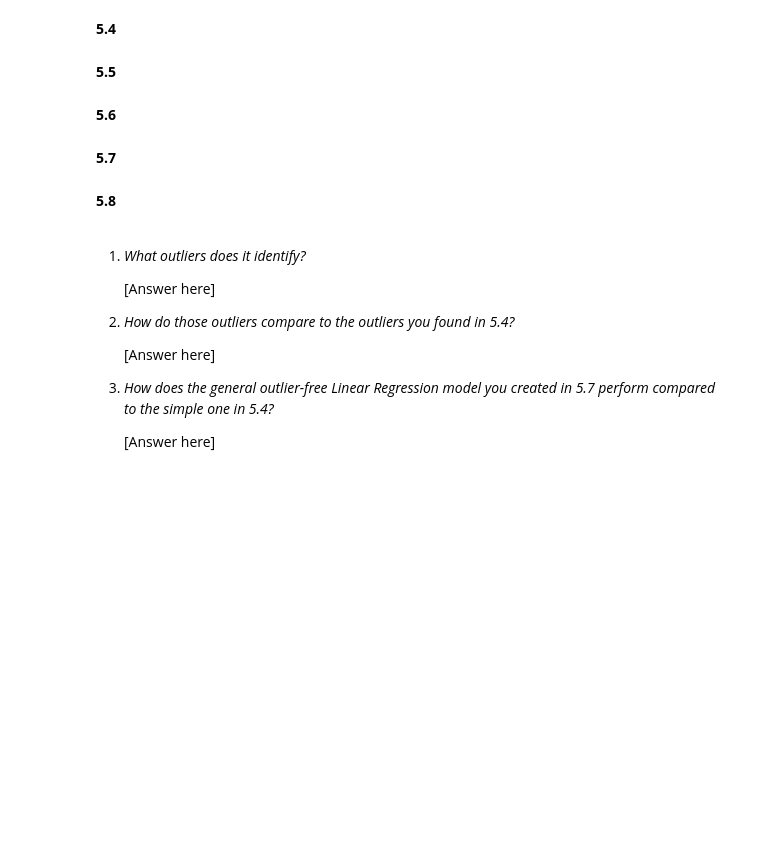
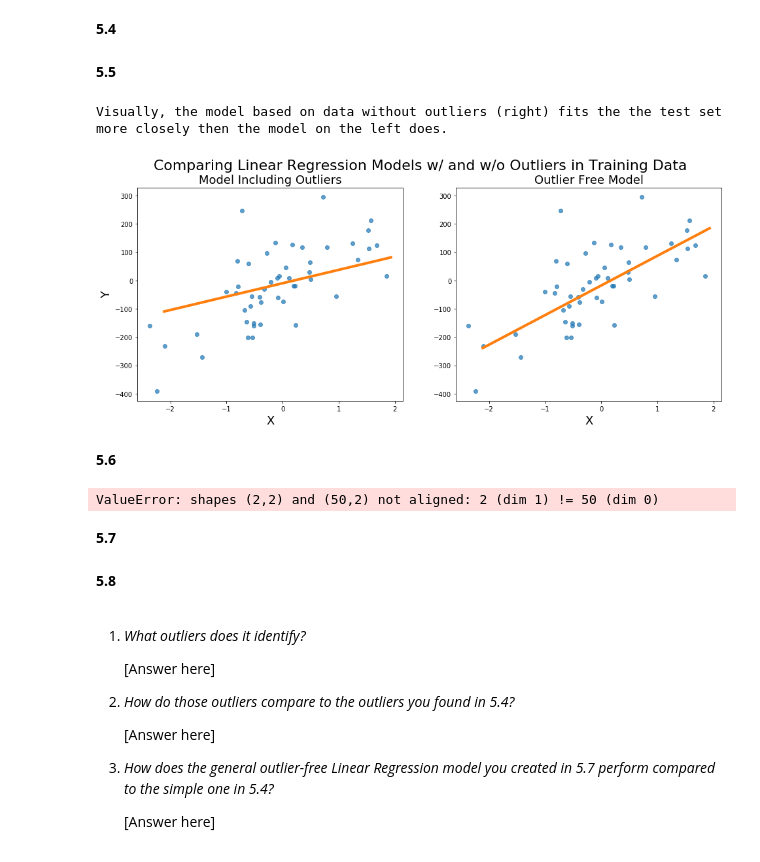
Before and after one commit to ejohnsson/CS109A, a Jupyter notebook: HW2_Erik.ipynb, the cells around one changed output. Drawn from its saved outputs; the diff is of its cells as text; code cells hidden in the pictures; blank space fills up the shorter version.

```diff
--- a/HW2_Erik.ipynb
+++ b/HW2_Erik.ipynb
@@ -616,7 +680,38 @@ You may recall from lectures that OLS Linear Regression can be susceptible to ou
+# %%
+## Code for your plot here
+
+fig, axes = plt.subplots(1,2, figsize=(16,6))
+
+x = np.linspace(np.min(outliers_train.X), np.max(outliers_train.X), 53)
+
+axes[0].plot(outliers_test.X, outliers_test.Y, 'o', label='data', alpha=0.7)
+axes[1].plot(outliers_test.X, outliers_test.Y, 'o', label='data', alpha=0.7)
+
+axes[0].plot(x, out_beta0_sm + out_beta1_sm * x, linewidth=4)
+axes[1].plot(x, OutlierFreeSimpleModel.params[0] + OutlierFreeSimpleModel.params[1] * x, linewidth=4)
+
+axes[0].set_ylabel('Y', fontsize=18)
+
+axes[0].set_xlabel('X', fontsize=18)
+axes[1].set_xlabel('X', fontsize=18)
+
+axes[0].set_title('Model Including Outliers', fontsize=18)
+axes[1].set_title('Outlier Free Model', fontsize=18)
+
+fig.suptitle('Comparing Linear Regression Models w/ and w/o Outliers in Training Data', fontsize=22)
+
+print('Visually, the model based on data without outliers (right) fits the the test set more closely then the model on the left does.')
+# %% [output]
+Visually, the model based on data without outliers (right) fits the the test set more closely then the model on the left does.
+[figure, added]
 # %% [markdown]
 **5.6**
 # %%
 ## Code here
+m.fit()
+m.score(X_clean, outliers_test.Y)
+# %% [output]
+ValueError: shapes (2,2) and (50,2) not aligned: 2 (dim 1) != 50 (dim 0)
 # %% [markdown]
 **5.7**
 # %%
```
Also changed, not shown: parts of 10 cells of this notebook.
